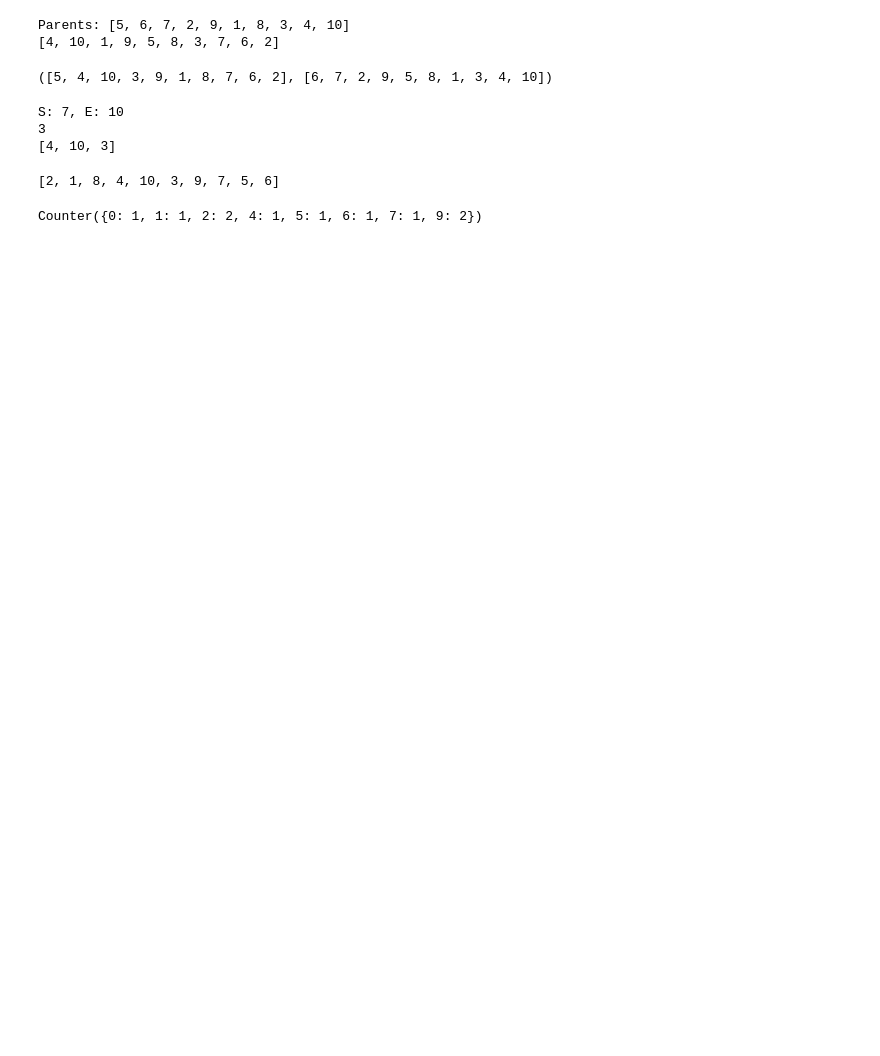
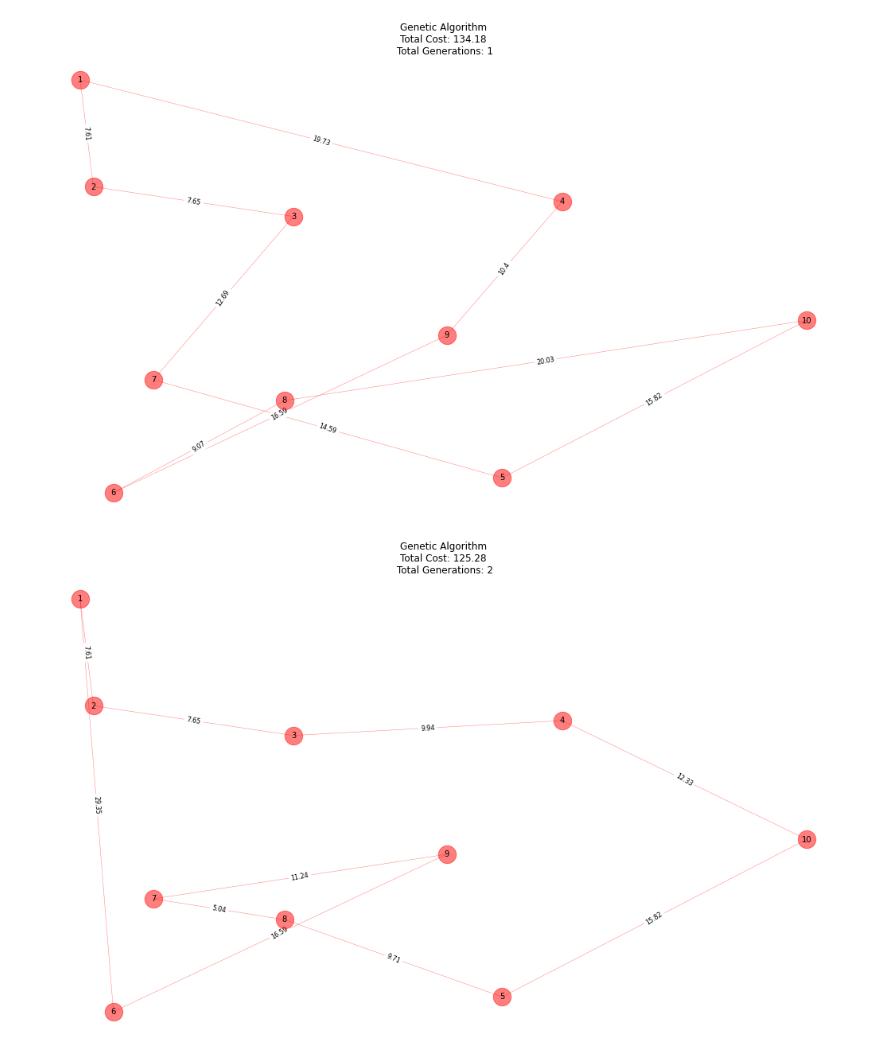
Before and after one commit to DSNortsev/CSE545-Artificial-Intelligence, a Jupyter notebook: Project4/project4.ipynb, the cells around one changed output. Drawn from its saved outputs; the diff is of its cells as text; code cells hidden in the pictures; blank space fills up the shorter version.

```diff
--- a/Project4/project4.ipynb
+++ b/Project4/project4.ipynb
@@ -628,5 +690,6 @@ Wall time: 687 µs
 # Create a list of random populations from the city list
 # population = graph.create_init_population(10)
 # population
-graph.genetic_algorithm(pop_size=100, term_count=100)
+results = graph.genetic_algorithm(pop_size=50, term_count=100)
+results
 # %% [output]
@@ -661,38 +705,0 @@ TypeError: ignored
-# %%
-print(f'Parents: {mating_pool[0]}\n{mating_pool[1]}')
-# graph.order_crossover(mating_pool[0], mating_pool[1])
-# maximal_preservative_crossover(mating_pool[0],mating_pool[1])
-# graph.maximal_preservative_crossover(mating_pool[0], mating_pool[1])
-graph.partially_mapped_crossover(mating_pool[0], mating_pool[1])
-# %% [output]
-Parents: [5, 6, 7, 2, 9, 1, 8, 3, 4, 10]
-[4, 10, 1, 9, 5, 8, 3, 7, 6, 2]
-([5, 4, 10, 3, 9, 1, 8, 7, 6, 2], [6, 7, 2, 9, 5, 8, 1, 3, 4, 10])
-# %%
-# print(*mating_pool, sep='\n')
-# print('\n')
-# mating_pool[]
-
-def displacement_mutation(tour):
-    # Find start and end index
-    s = randint(1, len(tour) - 2)
-    e = randint(s + 1, len(tour))
-
-    print(f'S: {s}, E: {e}')
-    random_position = randint(0, len(tour))
-    print(random_position)
-    substring = tour[s:e]
-    print(substring)
-    tour = tour[:s] + tour[e:]
-    return tour[:random_position] + substring + tour[random_position:]
-
-
-test = [2, 1, 8, 9, 7, 5, 6, 4, 10, 3]
-# graph.swap_mutation(test)
-# graph.insertion_mutation(test)
-graph.displacement_mutation(test)
-# %% [output]
-S: 7, E: 10
-3
-[4, 10, 3]
-[2, 1, 8, 4, 10, 3, 9, 7, 5, 6]
@@ -712,16 +706,10 @@ def genetic_algorithm(city_list, popSize, eliteSize, mutationRate, generations):
-# %%
-# from math import ceil
-# from collections import Counter
-
-# elit = ceil(25/len(fitness))
-
-# result = [tour[0] for tour in fitness[:elit]]
-
-# for i in range(10 - elit):
-#   result.append(graph.pick_tour(fitness)[0])
-# result
-
-result = graph.selection(fitness, 15)
-Counter(result)
-# %% [output]
-Counter({0: 1, 1: 1, 2: 2, 4: 1, 5: 1, 6: 1, 7: 1, 9: 2})
+# %%
+# Plot all paths in nearest insertion algorithm
+# Reset index for file name and delete all images from graph directory
+graph.reset_file_index()
+
+for i in range(len(results)):
+    graph.plot_graph(results[i], weights=True)
+# %% [output]
+[figure, added]
+[figure, added]
```
Also changed, not shown: parts of 13 cells of this notebook.
